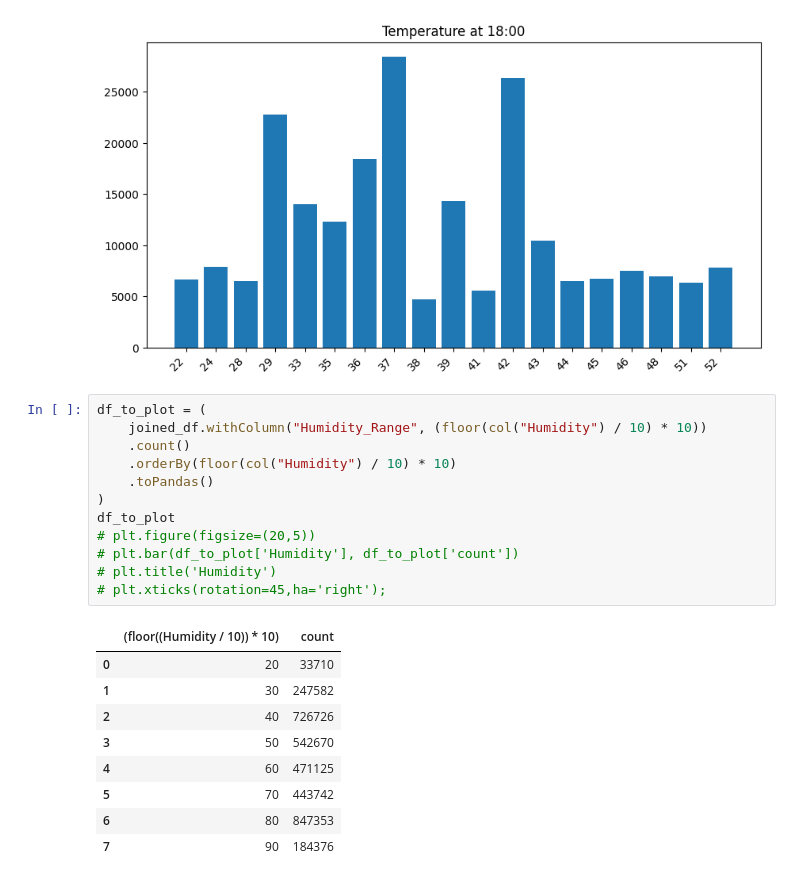
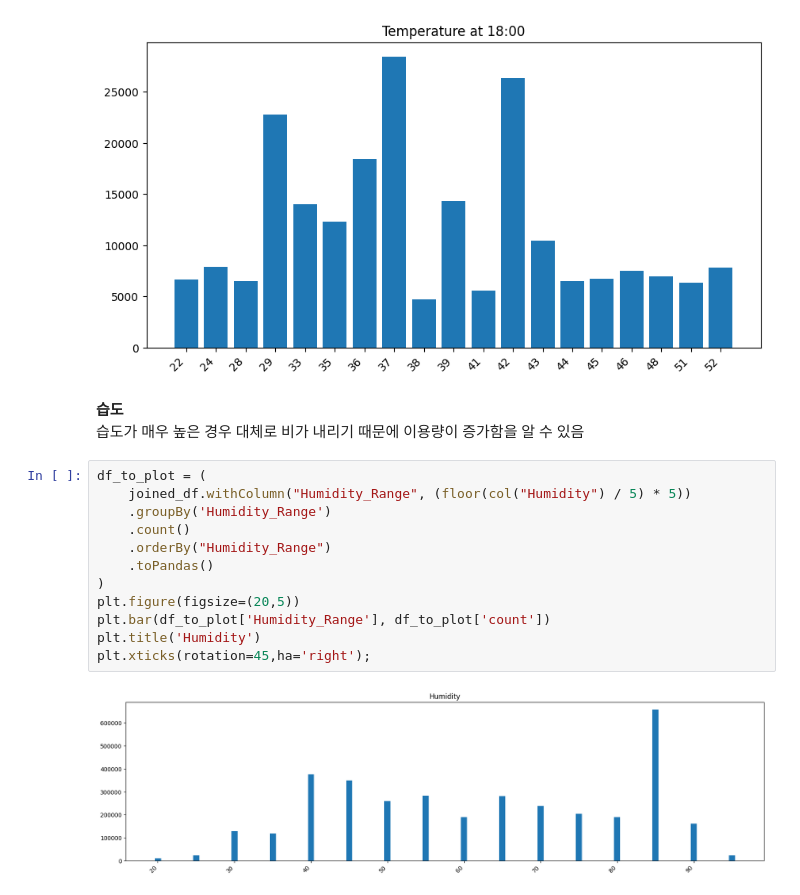
Before and after one commit to softeer5th/data_engineering_course_materials, a Jupyter notebook: missions/W4/M2/m2.ipynb, the cells around one changed output. Drawn from its saved outputs; the diff is of its cells as text.

```diff
--- a/missions/W4/M2/m2.ipynb
+++ b/missions/W4/M2/m2.ipynb
@@ -220,25 +220,20 @@ plt.title('Temperature at 18:00')
 plt.xticks(rotation=45,ha='right');
 # %% [output]
 [figure]
+# %% [markdown]
+**습도**
+습도가 매우 높은 경우 대체로 비가 내리기 때문에 이용량이 증가함을 알 수 있음
 # %%
 df_to_plot = (
-    joined_df.withColumn("Humidity_Range", (floor(col("Humidity") / 10) * 10))
+    joined_df.withColumn("Humidity_Range", (floor(col("Humidity") / 5) * 5))
+    .groupBy('Humidity_Range')
     .count()
-    .orderBy(floor(col("Humidity") / 10) * 10)
+    .orderBy("Humidity_Range")
     .toPandas()
 )
-df_to_plot
-# plt.figure(figsize=(20,5))
-# plt.bar(df_to_plot['Humidity'], df_to_plot['count'])
-# plt.title('Humidity')
-# plt.xticks(rotation=45,ha='right');
+plt.figure(figsize=(20,5))
+plt.bar(df_to_plot['Humidity_Range'], df_to_plot['count'])
+plt.title('Humidity')
+plt.xticks(rotation=45,ha='right');
 # %% [output]
-|  | (floor((Humidity / 10)) * 10) | count |
-| 0 | 20 | 33710 |
-| 1 | 30 | 247582 |
-| 2 | 40 | 726726 |
-| 3 | 50 | 542670 |
-| 4 | 60 | 471125 |
-| 5 | 70 | 443742 |
-| 6 | 80 | 847353 |
-| 7 | 90 | 184376 |
+[figure, added]
```
